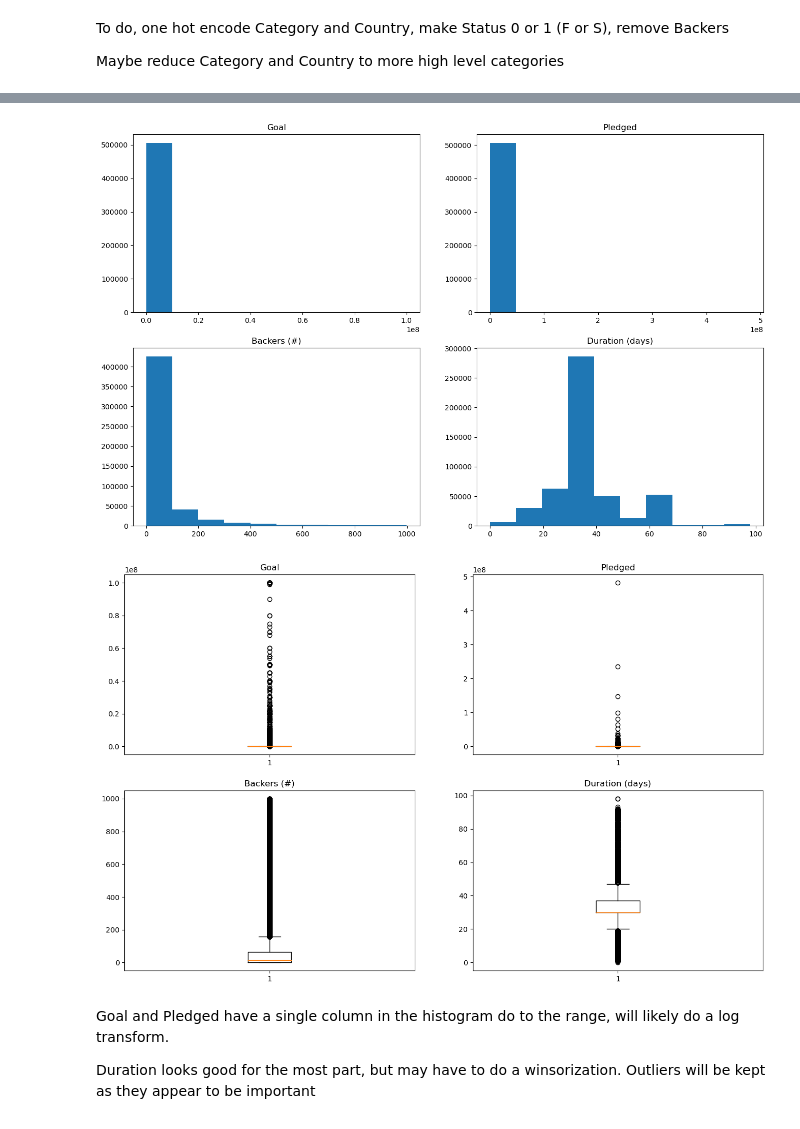
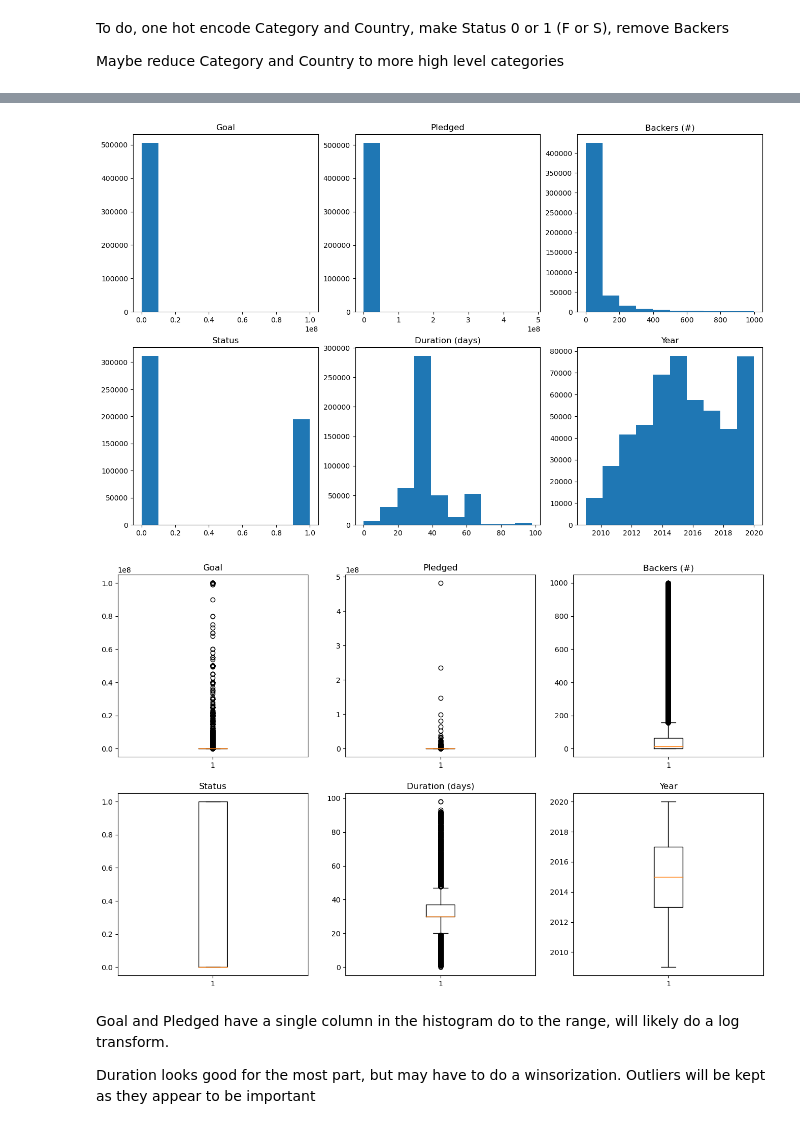
Before and after one commit to SBangarh/Kickstarter_analysis, a Jupyter notebook: eda.ipynb, the cells around one changed output, grey strips where cells are left out. Cells and saved outputs as stored; diff of their text form; code cells hidden in the pictures.

```diff
--- a/eda.ipynb
+++ b/eda.ipynb
@@ -855,4 +826,4 @@ new_df = new_df.drop(['Case_ID', 'Pid', 'Category_id', 'Subcategory_id', 'Uid'],
 #make dict to change Status values to numeric
 status_dict = {'Successful': 1, 'Failed': 0}
 
-new_df.loc[:, 'Status'].replace(status_dict, inplace=True)
+data.loc[:, 'Status'].replace(status_dict, inplace=True)
@@ -859,13 +850,16 @@ new_df.loc[:, 'Status'].replace(status_dict, inplace=True)
+# %%
+#declare relevent numeric columns
+numeric_col = ['Goal', 'Pledged', 'Backers (#)','Status', 'Duration (days)', 'Year']
 # %%
 #make histograms and boxplots
-make_hist(new_df, numeric_columns, 2, 2, (16, 10))
+make_hist(data, numeric_col, 2, 3, (16, 10))
 # %% [output]
-[figure, old version]
+[figure, new version]
 # %%
 #make some boxplots
-make_boxplot(new_df, numeric_columns, 2, 2, (16, 10))
+make_boxplot(data, numeric_col, 2, 3, (16, 10))
 # %% [output]
-[figure, old version]
+[figure, new version]
 # %% [markdown]
 Goal and Pledged have a single column in the histogram do to the range, will likely do a log transform.
 
```
Also changed, not shown: parts of 54 cells of this notebook.
